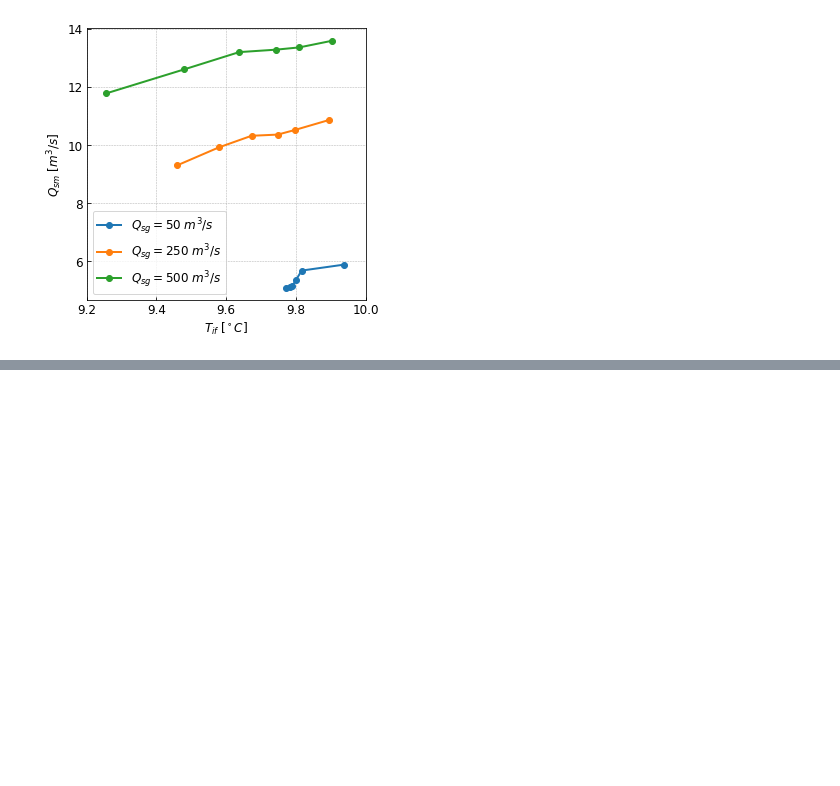
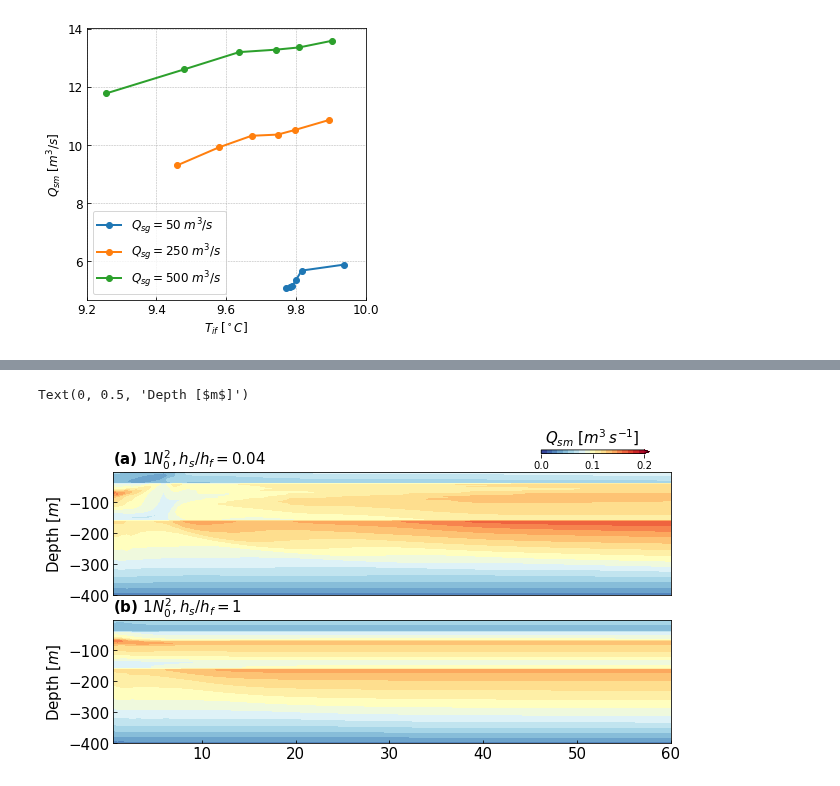
Before and after one commit to weiyangbao/Jupyter-Iceplume, a Jupyter notebook: Fjord Modeling/Qsm_Temp.ipynb, the cells around one changed output, grey strips where cells are left out. Cells and saved outputs as stored; diff of their text form; code cells hidden in the pictures; blank space fills up the shorter version.

```diff
--- a/Fjord Modeling/Qsm_Temp.ipynb
+++ b/Fjord Modeling/Qsm_Temp.ipynb
@@ -97,0 +171,3 @@ plt.show()
+# %%
+depth, time, MR1 = Qsm_prof(path1, 4)
+depth, time, MR2 = Qsm_prof(path2, 4)
@@ -98,3 +179,51 @@ plt.show()
+# %%
+# Making plot for glacier front Qsm transition
+fig3 = plt.figure(figsize=(10,5))
+fig3.tight_layout()
+
+cmr = np.linspace(0,0.2,20) # Contour range for U
+#crho = np.linspace(10,25,15) # Contour range for density
+cmap = 'RdYlBu_r'
+
+hs = 16
+ax1 = fig3.add_subplot(211)
+im1 = ax1.contourf(time, depth, MR1.T, cmr, cmap=cmap, extend='max')
+#ax1.axhline(y=-hs,color='k',linestyle='--')
+
+# Plot isopycnals
+#CS1 = ax1.contour(time, depth, Rho1-1000, crho, colors='k', linewidths=.5)
+#plt.clabel(CS1, fmt='%1.1f', fontsize=12, inline=1)
+
+cbaxes = fig3.add_axes([0.72, 0.93, 0.15, 0.01])
+cbar = fig3.colorbar(im1,cax=cbaxes, orientation='horizontal')
+cbar.set_ticks([0, 0.1, 0.2])
+cbar.ax.set_title('$Q_{sm}$ [$m^3\,s^{-1}$]', size=15)
+
+ax1.set_xlim(time[0],time[-1])
+ax1.set_ylim(-400,depth[0])
+ax1.xaxis.set_visible(False)
+ax1.tick_params(direction='in', labelsize=15)
+ax1.set_title('(a) $1N_0^2, h_s/h_f=0.04$', loc='left', size=15, weight='bold')
+ax1.set_ylabel('Depth [$m$]', size=15)
+
+
+ax2 = fig3.add_subplot(212)
+im2 = ax2.contourf(time, depth, MR2.T, cmr, cmap=cmap, extend='max')
+#ax2.axhline(y=-hs,color='k',linestyle='--')
+
+# Plot isopycnals
+#CS1 = ax1.contour(time, depth, Rho1-1000, crho, colors='k', linewidths=.5)
+#plt.clabel(CS1, fmt='%1.1f', fontsize=12, inline=1)
+
+ax2.set_xlim(time[0],time[-1])
+ax2.set_ylim(-400,depth[0])
+#ax1.xaxis.set_visible(False)
+ax2.tick_params(direction='in', labelsize=15)
+ax2.set_title('(b) $1N_0^2, h_s/h_f=1$', loc='left', size=15, weight='bold')
+ax2.set_ylabel('Depth [$m$]', size=15)
+# %% [output]
+Text(0, 0.5, 'Depth [$m$]')
+[figure, added]
 # %%
 fig_path ="/home/1959/Jupyter_Figs/FjordModeling/"
 if not os.path.exists(fig_path):
```
Also changed, not shown: parts of 8 cells of this notebook.
